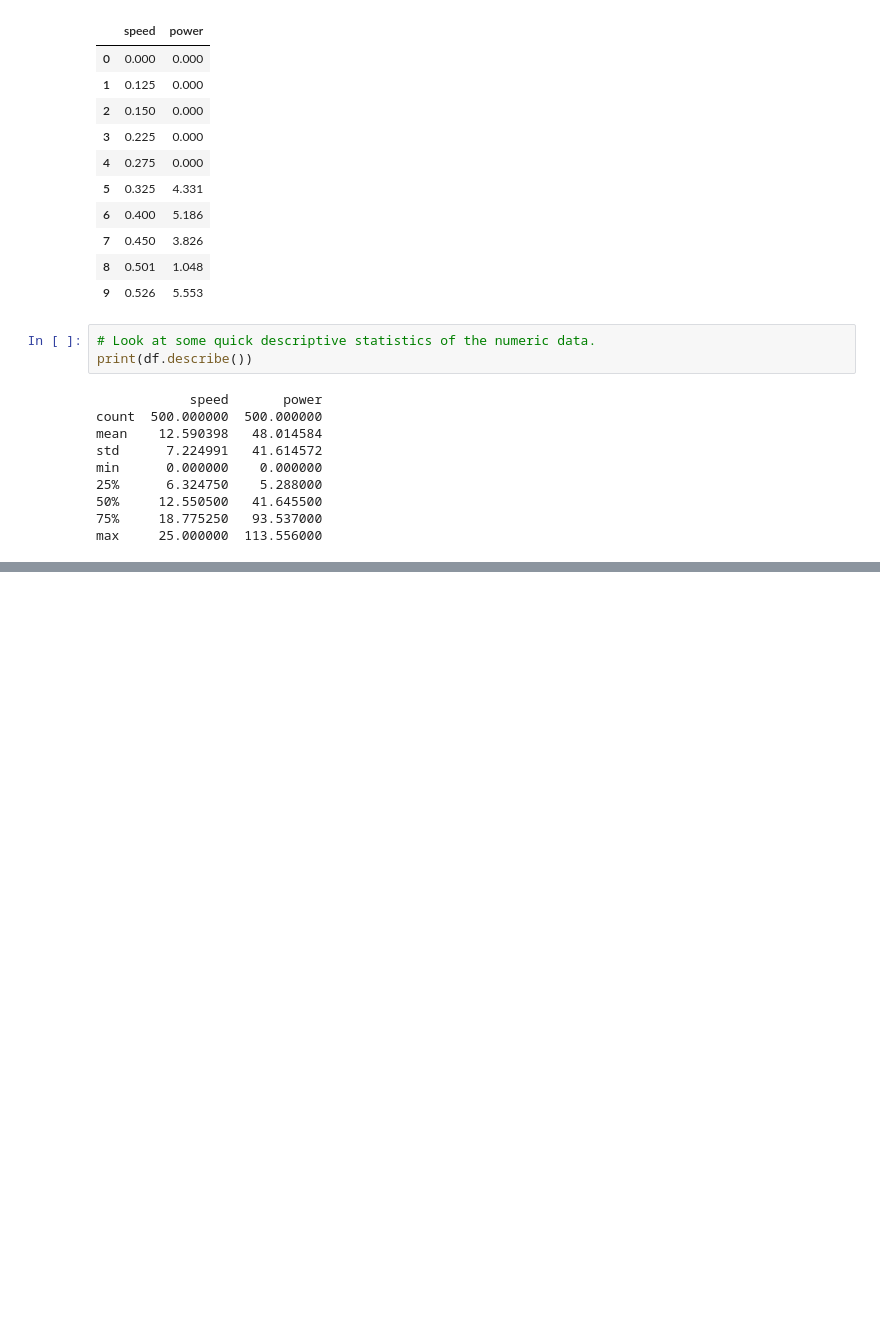
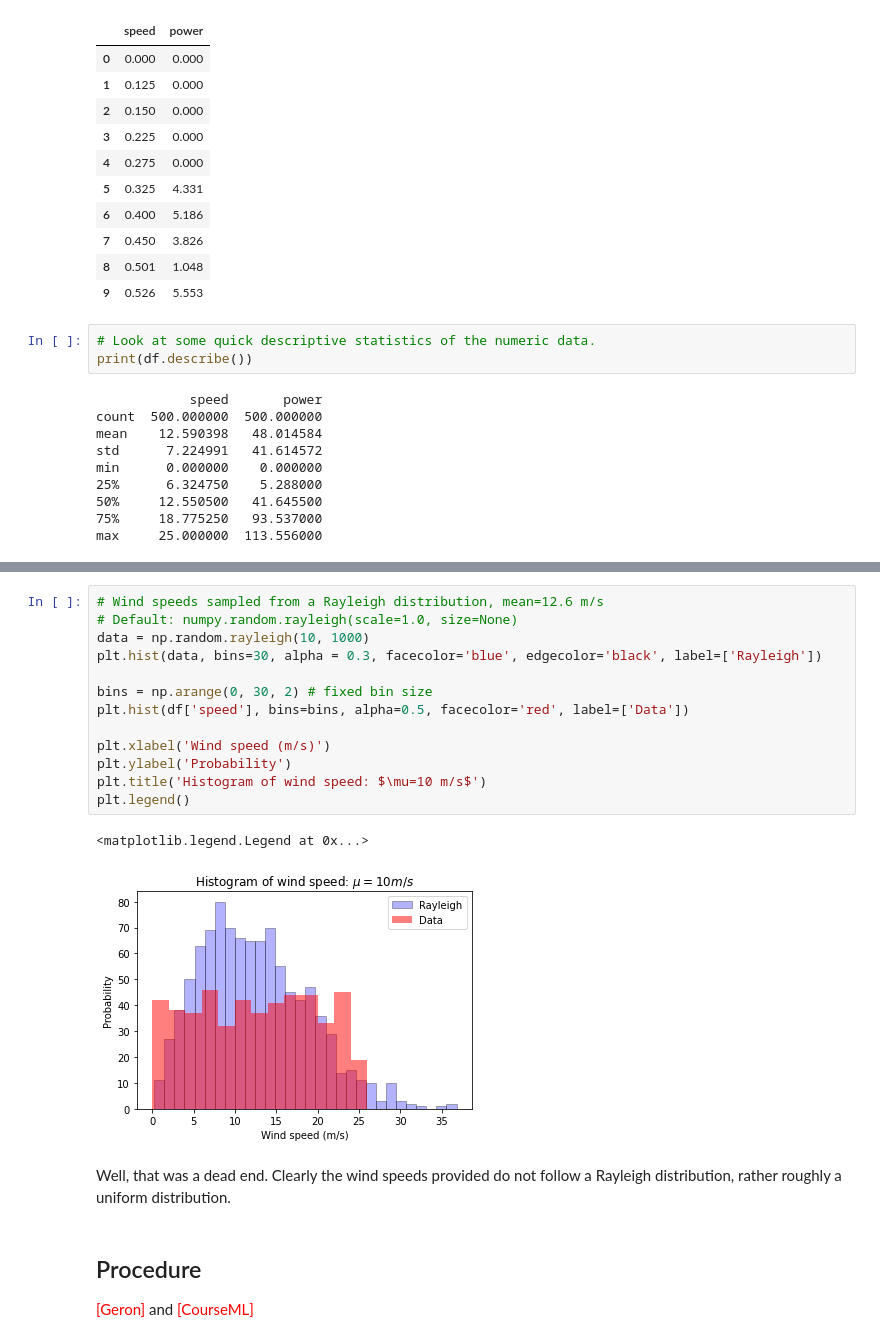
Before and after one commit to elizabethdaly/project-machine-learning, a Jupyter notebook: project-machine-learning.ipynb, the cells around one changed output, grey strips where cells are left out. Drawn from its saved outputs; the diff is of its cells as text; blank space fills up the shorter version.

```diff
--- a/project-machine-learning.ipynb
+++ b/project-machine-learning.ipynb
@@ -93,0 +96,21 @@ Clearly there isn't a simple relationship between power and speed. It looks as i
+# %%
+# Wind speeds sampled from a Rayleigh distribution, mean=12.6 m/s
+# Default: numpy.random.rayleigh(scale=1.0, size=None)
+data = np.random.rayleigh(10, 1000)
+plt.hist(data, bins=30, alpha = 0.3, facecolor='blue', edgecolor='black', label=['Rayleigh'])
+
+bins = np.arange(0, 30, 2) # fixed bin size
+plt.hist(df['speed'], bins=bins, alpha=0.5, facecolor='red', label=['Data'])
+
+plt.xlabel('Wind speed (m/s)')
+plt.ylabel('Probability')
+plt.title('Histogram of wind speed: $\mu=10 m/s$')
+plt.legend()
+# %% [output]
+<matplotlib.legend.Legend at 0x...>
+[figure, added]
+# %% [markdown]
+Well, that was a dead end. Clearly the wind speeds provided do not follow a Rayleigh distribution, rather roughly a uniform distribution.
+# %% [markdown]
+## Procedure
+<span style='color:red'> [Geron] </span> and <span style='color:red'> [CourseML] </span>
```
Also changed, not shown: parts of 7 cells of this notebook, 2 other files.
